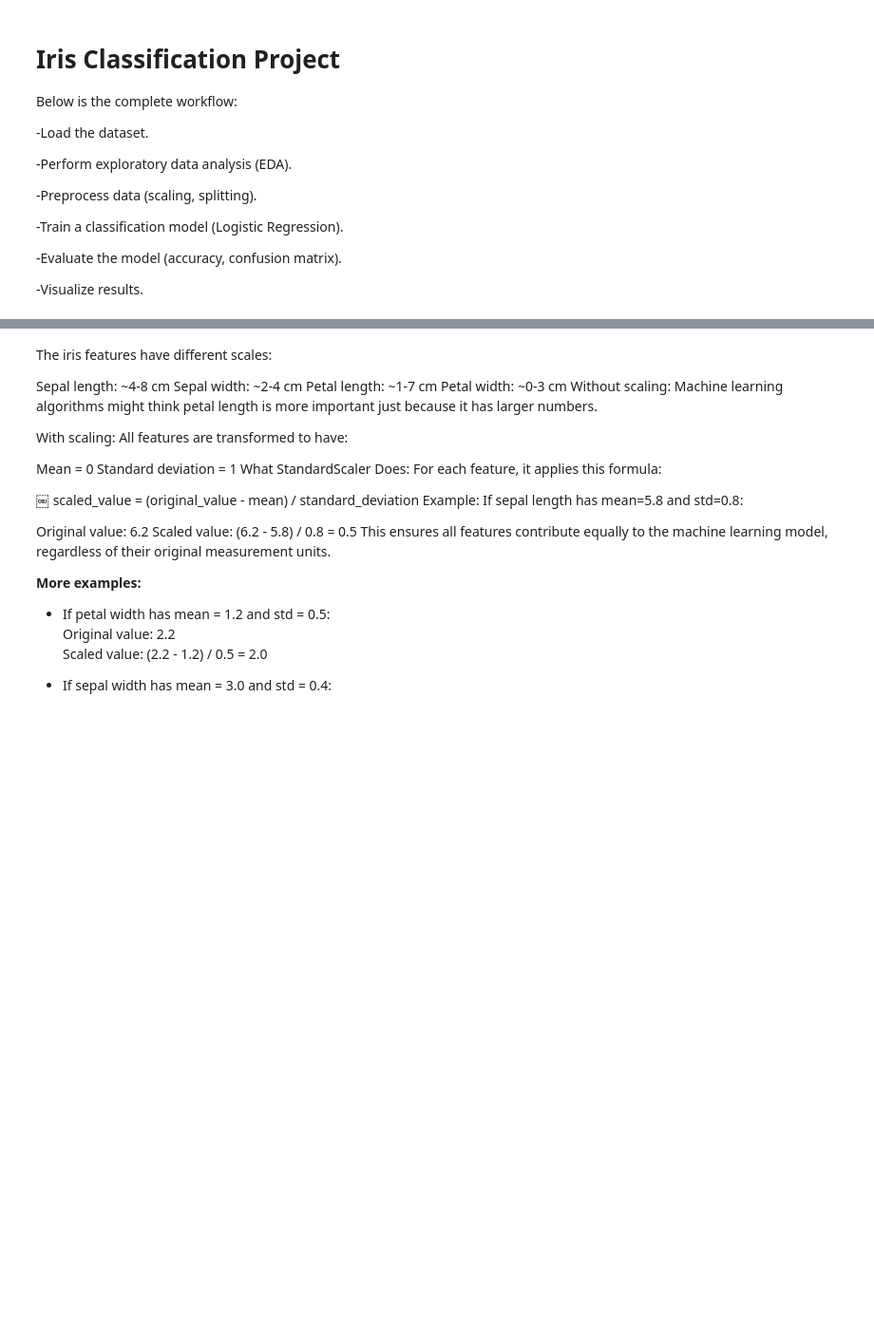
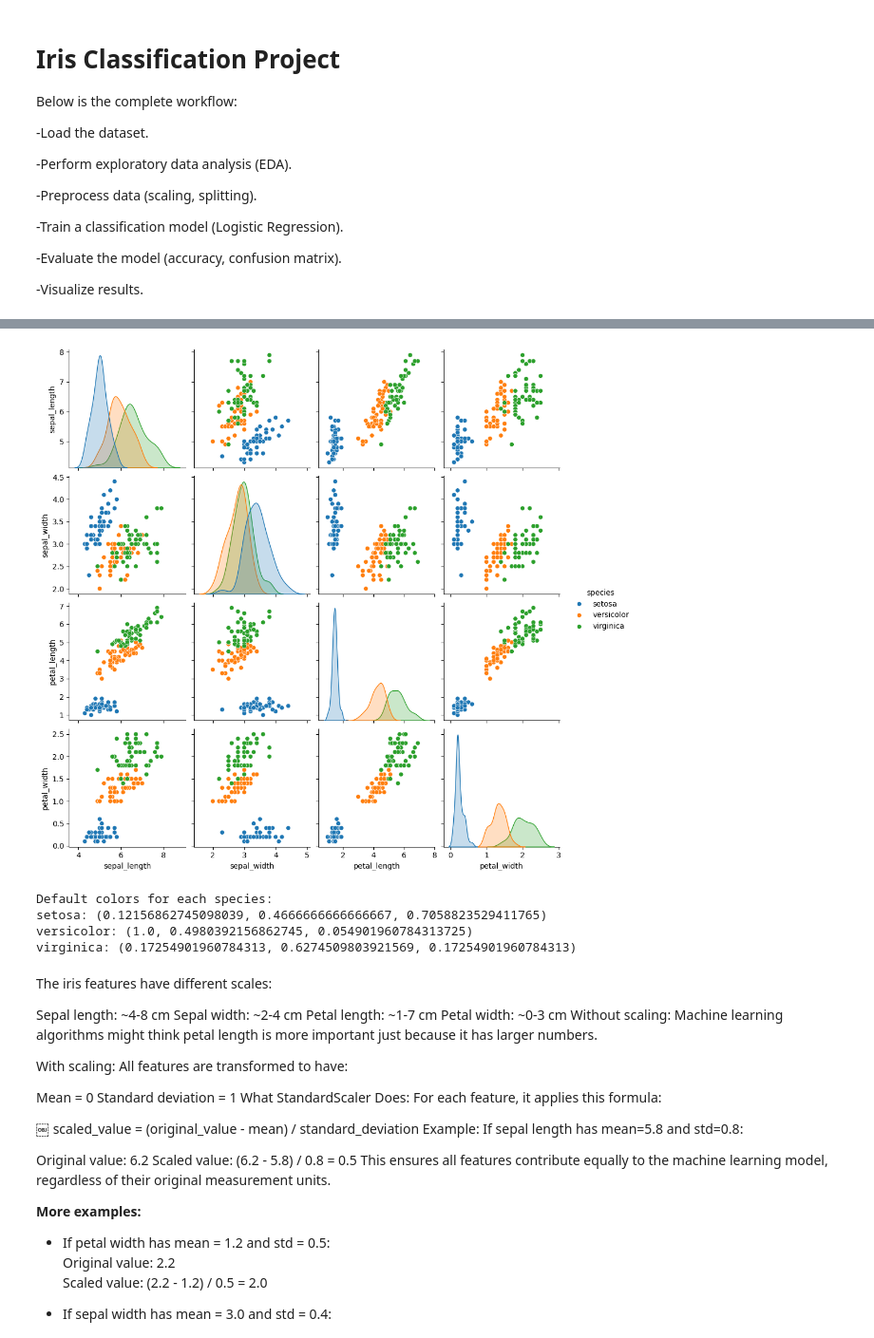
Before and after one commit to ashiq-sm/codealpha_tasks, a Jupyter notebook: irisflowerclassification.ipynb, the cells around one changed output, grey strips where cells are left out. Shown: that part at 95% size. Drawn from its saved outputs; the diff is of its cells as text; code cells hidden in the pictures; blank space fills up the shorter version.

```diff
--- a/irisflowerclassification.ipynb
+++ b/irisflowerclassification.ipynb
@@ -38,0 +34,7 @@ print("Dataset Preview:\n", df.head())
+# %%
+# Load the dataset
+import pandas as pd
+# Use a direct link to a raw CSV file (Kaggle links are not direct CSVs)
+url = 'https://raw.githubusercontent.com/uiuc-cse/data-fa14/gh-pages/data/iris.csv'
+df = pd.read_csv(url)
+print("Dataset Preview:\n", df.head())
@@ -45,23 +73,30 @@ print(df.describe())
 # %%
 # Visualize pairplot to see feature relationships
-sns.pairplot(df, hue='Species')
+sns.pairplot(df, hue='species')
 plt.show()
+# %% [output]
+[figure, added]
 # %%
 # Example: Custom color palettes
 # You can specify different color schemes:
 
 # Option 1: Named palette
-# sns.pairplot(df, hue='Species', palette='Set1')
+# sns.pairplot(df, hue='species', palette='Set1')
 
 # Option 2: Custom colors
-# sns.pairplot(df, hue='Species', palette=['red', 'blue', 'green'])
+# sns.pairplot(df, hue='species', palette=['red', 'blue', 'green'])
 
 # Option 3: See default colors being used
 print("Default colors for each species:")
 import seaborn as sns
 colors = sns.color_palette()[:3]  # Get first 3 default colors
-species = sorted(df['Species'].unique())  # Alphabetical order
+species = sorted(df['species'].unique())  # Alphabetical order
 for i, species_name in enumerate(species):
     print(f"{species_name}: {colors[i]}")
+# %% [output]
+Default colors for each species:
+setosa: (0.12156862745098039, 0.4666666666666667, 0.7058823529411765)
+versicolor: (1.0, 0.4980392156862745, 0.054901960784313725)
+virginica: (0.17254901960784313, 0.6274509803921569, 0.17254901960784313)
 # %%
 # Preprocess data; Separating Features from Target
```
Also changed, not shown: parts of 12 cells of this notebook.
